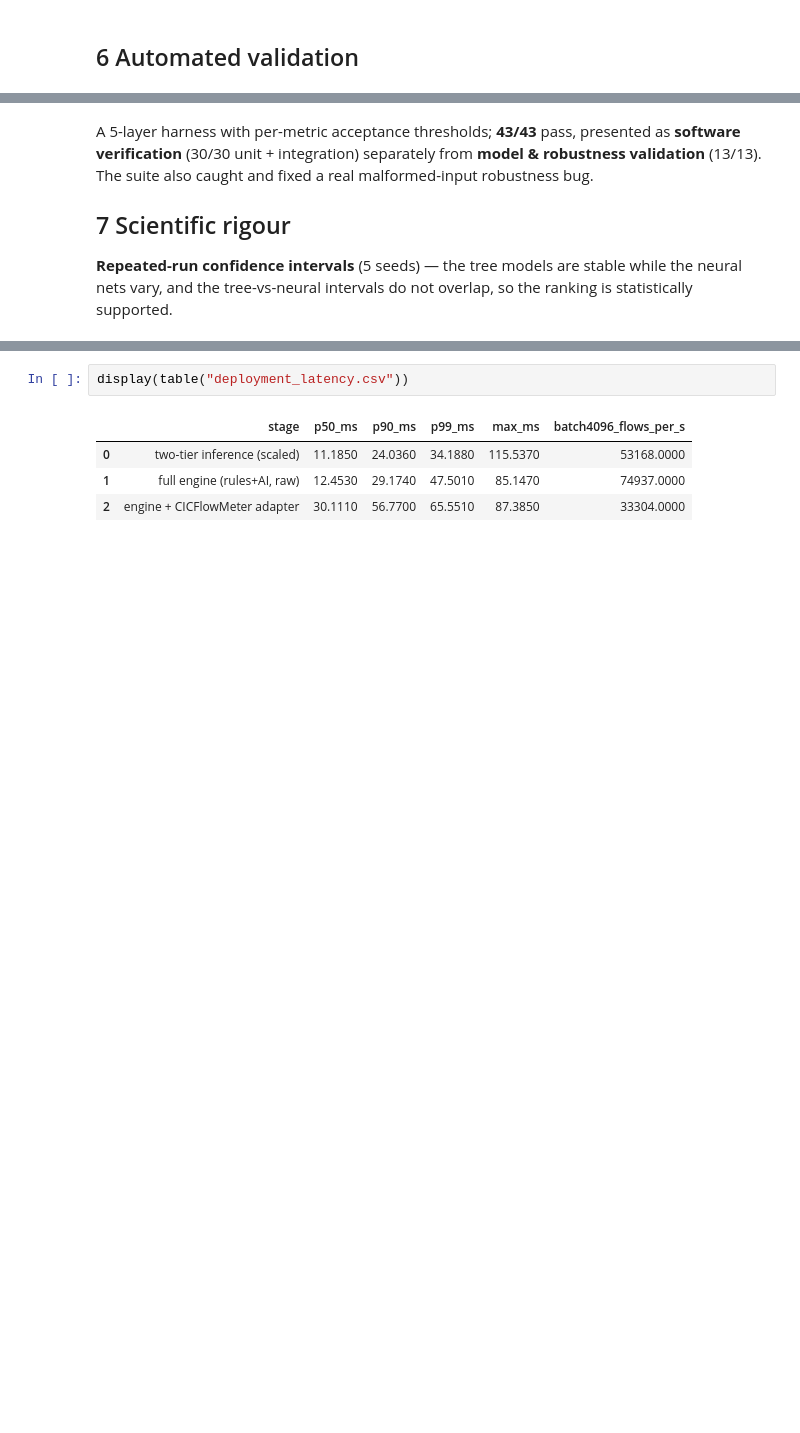
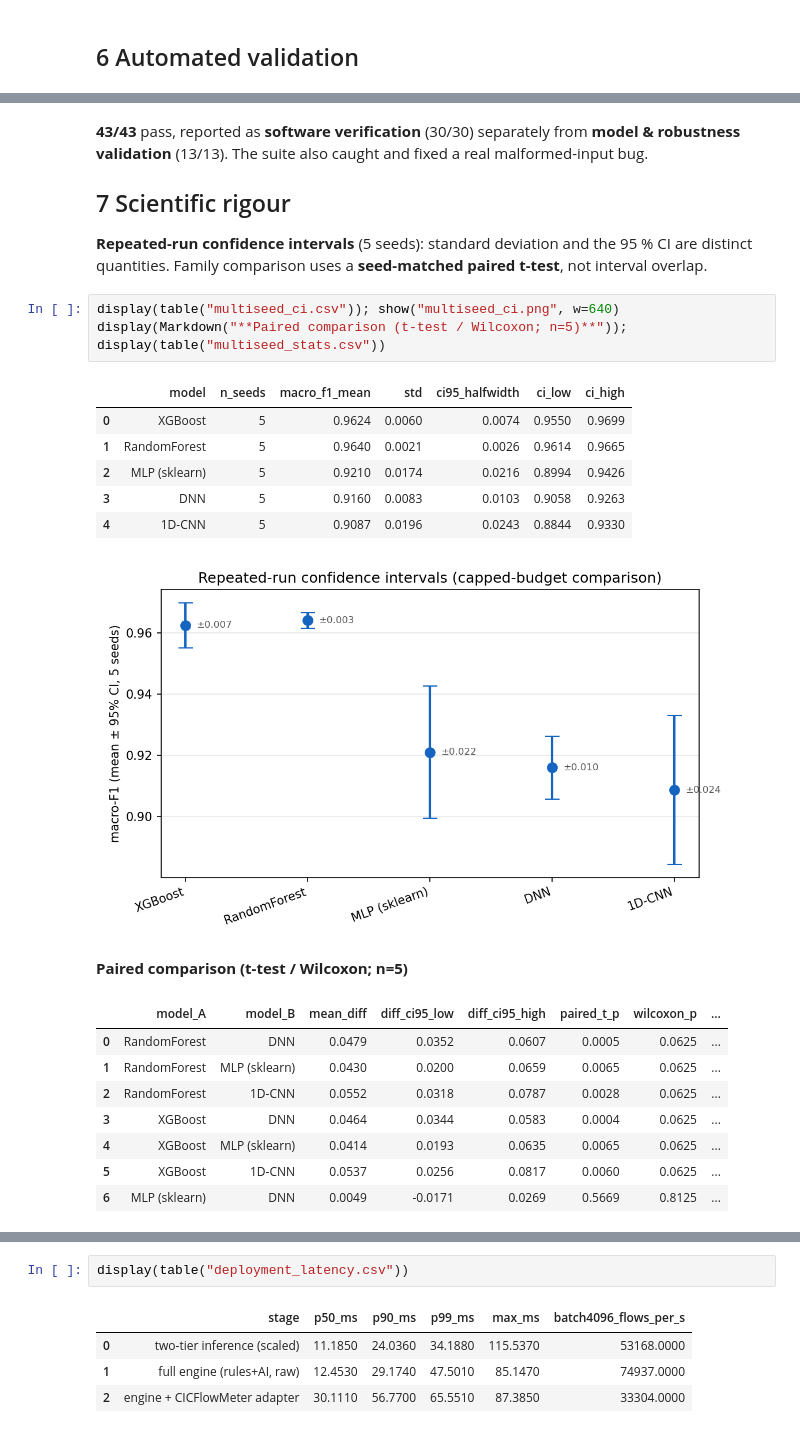
Before and after one commit to Shruck-zhang/adversarial-robust-nids, a Jupyter notebook: notebooks/technical_walkthrough.ipynb, the cells around one changed output, grey strips where cells are left out. Saved outputs shown, nothing was run; the diff lists cells and outputs as text; blank space fills up the shorter version.

```diff
--- a/notebooks/technical_walkthrough.ipynb
+++ b/notebooks/technical_walkthrough.ipynb
@@ -170,10 +138,29 @@ run  python run_system_tests.py  to generate a report (needs data + models)
 # %% [markdown]
-A 5-layer harness with per-metric acceptance thresholds; **43/43** pass, presented as
-**software verification** (30/30 unit + integration) separately from **model & robustness
-validation** (13/13). The suite also caught and fixed a real malformed-input robustness bug.
+**43/43** pass, reported as **software verification** (30/30) separately from **model &
+robustness validation** (13/13). The suite also caught and fixed a real malformed-input bug.
 
 ## 7  Scientific rigour
 
-**Repeated-run confidence intervals** (5 seeds) — the tree models are stable while the
-neural nets vary, and the tree-vs-neural intervals do not overlap, so the ranking is
-statistically supported.
+**Repeated-run confidence intervals** (5 seeds): standard deviation and the 95 % CI are
+distinct quantities. Family comparison uses a **seed-matched paired t-test**, not interval
+overlap.
+# %%
+display(table("multiseed_ci.csv")); show("multiseed_ci.png", w=640)
+display(Markdown("**Paired comparison (t-test / Wilcoxon; n=5)**")); display(table("multiseed_stats.csv"))
+# %% [output]
+|  | model | n_seeds | macro_f1_mean | std | ci95_halfwidth | ci_low | ci_high |
+| 0 | XGBoost | 5 | 0.9624 | 0.0060 | 0.0074 | 0.9550 | 0.9699 |
+| 1 | RandomForest | 5 | 0.9640 | 0.0021 | 0.0026 | 0.9614 | 0.9665 |
+| 2 | MLP (sklearn) | 5 | 0.9210 | 0.0174 | 0.0216 | 0.8994 | 0.9426 |
+| 3 | DNN | 5 | 0.9160 | 0.0083 | 0.0103 | 0.9058 | 0.9263 |
+| 4 | 1D-CNN | 5 | 0.9087 | 0.0196 | 0.0243 | 0.8844 | 0.9330 |
+[figure, added]
+**Paired comparison (t-test / Wilcoxon; n=5)**
+|  | model_A | model_B | mean_diff | diff_ci95_low | diff_ci95_high | paired_t_p | wilcoxon_p | ... |
+| 0 | RandomForest | DNN | 0.0479 | 0.0352 | 0.0607 | 0.0005 | 0.0625 | ... |
+| 1 | RandomForest | MLP (sklearn) | 0.0430 | 0.0200 | 0.0659 | 0.0065 | 0.0625 | ... |
+| 2 | RandomForest | 1D-CNN | 0.0552 | 0.0318 | 0.0787 | 0.0028 | 0.0625 | ... |
+| 3 | XGBoost | DNN | 0.0464 | 0.0344 | 0.0583 | 0.0004 | 0.0625 | ... |
+| 4 | XGBoost | MLP (sklearn) | 0.0414 | 0.0193 | 0.0635 | 0.0065 | 0.0625 | ... |
+| 5 | XGBoost | 1D-CNN | 0.0537 | 0.0256 | 0.0817 | 0.0060 | 0.0625 | ... |
+| 6 | MLP (sklearn) | DNN | 0.0049 | -0.0171 | 0.0269 | 0.5669 | 0.8125 | ... |
```
Also changed, not shown: parts of 27 cells of this notebook, 8 other files.
